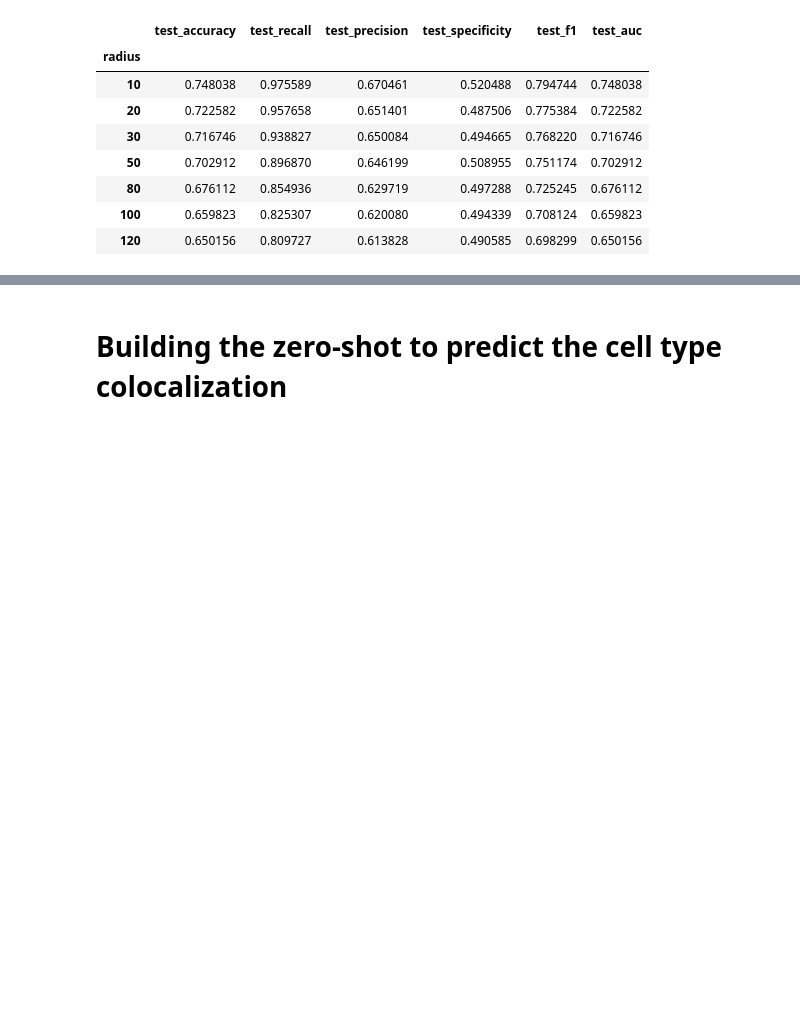
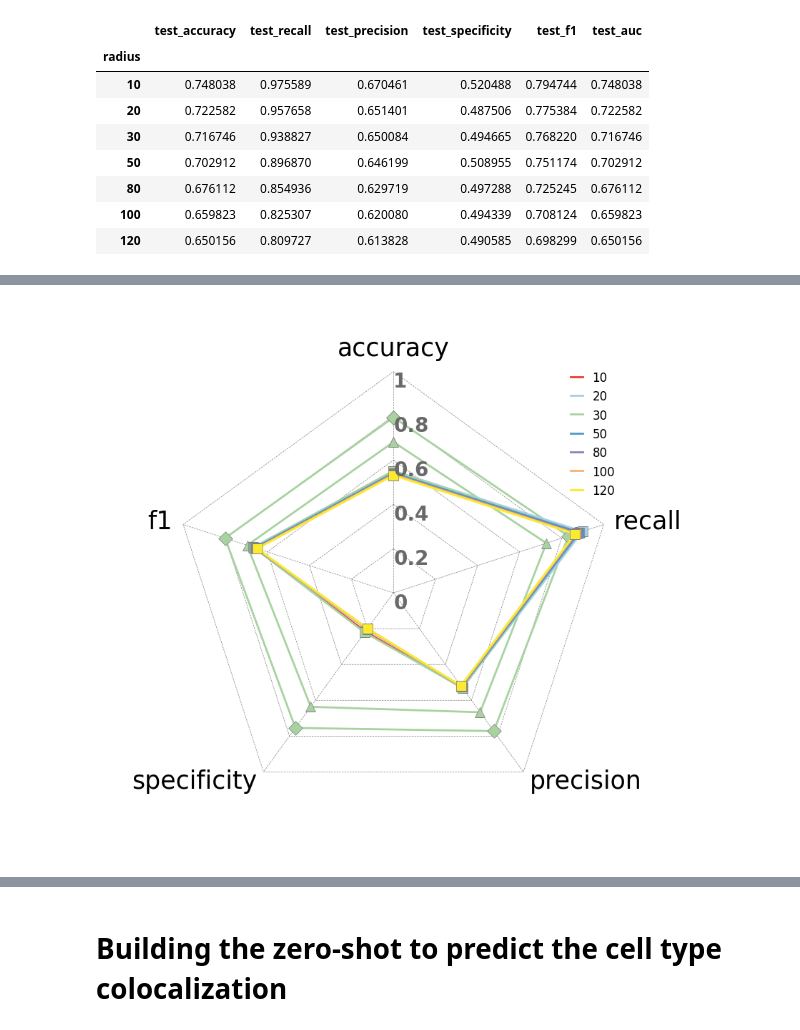
Before and after one commit to TerminatorJ/Spatialformer, a Jupyter notebook: downstream/cell_cell_communication/cell_cell_communication_zero_shot_cross_slide.ipynb, the cells around one changed output, grey strips where cells are left out. Saved outputs shown, nothing was run; the diff lists cells and outputs as text; code cells hidden in the pictures; blank space fills up the shorter version.

```diff
--- a/downstream/cell_cell_communication/cell_cell_communication_zero_shot_cross_slide.ipynb
+++ b/downstream/cell_cell_communication/cell_cell_communication_zero_shot_cross_slide.ipynb
@@ -288,0 +290,91 @@ radius
+# %%
+from pycirclize import Circos
+import pandas as pd
+import matplotlib.pyplot as plt
+import numpy as np
+
+
+# Rename the index of the few-shot data to make it unique
+Mf_Breast_few_10k_renamed = Mf_Breast_few_10k.copy()
+Mf_Breast_few_10k_renamed.index = ['30_few(10k)']
+
+Mf_Breast_few_100k_renamed = Mf_Breast_few_100k.copy()
+Mf_Breast_few_100k_renamed.index = ['30_few(100k)']
+
+# Concatenate both dataframes
+combined_data = pd.concat([Mf_Breast_few_10k_renamed, Mf_Breast_few_100k_renamed, Mf_Breast])
+
+# Create single radar chart with both datasets
+# Use fill=False to prevent automatic filling for everyone
+circos = Circos.radar_chart(
+    combined_data,
+    vmax=1,
+    vmin=0,
+    bg_color="white",
+    circular=False,
+    fill=False,  # We will manually add fill ONLY for 30_few
+    grid_interval_ratio=0.2,
+    cmap={
+        "10": "#EC3E31",
+        "20": "#A6D0E6",
+        "30": "#A8D3A0",
+        "30_few(10k)": "#A8D3A0",
+        "30_few(100k)": "#A8D3A0",
+        "50": "#4F99C9",
+        "80": "#8582BD",
+        "100": "#F8B072",
+        "120": "#FBEA2E",
+    },
+    marker_size=10,
+    label_kws_handler=lambda _: dict(size=25),
+    line_kws_handler=lambda label: dict(
+        lw=2,
+        ls="solid"
+    ),
+    marker_kws_handler=lambda label: dict(
+        marker={
+        "10": "s",
+        "20": "s",
+        "30": "s",
+        "30_few(10k)": "^",
+        "30_few(100k)": "D",
+        "50": "s",
+        "80": "s",
+        "100": "s",
+        "120": "s",
+        }.get(label, "o"),
+        ec="grey",
+        lw=0.5
+    ),
+    grid_label_kws=dict(size=20, weight="bold")
+)
+
+# Plot figure first
+fig = circos.plotfig()
+ax = circos.ax
+
+# Title
+circos.text("MERFISH Breast", r=125, size=15, weight="bold")
+
+# Custom legend
+from matplotlib.lines import Line2D
+from matplotlib.patches import Patch
+
+custom_lines = [
+    Line2D([0], [0], color="#EC3E31", lw=2, label="10"),
+    Line2D([0], [0], color="#A6D0E6", lw=2, label="20"),
+    Line2D([0], [0], color="#A8D3A0", lw=2, label="30"),
+    Line2D([0], [0], color="#4F99C9", lw=2, label="50"),
+    Line2D([0], [0], color="#8582BD", lw=2, label="80"),
+    Line2D([0], [0], color="#F8B072", lw=2, label="100"),
+    Line2D([0], [0], color="#FBEA2E", lw=2, label="120"),
+]
+_ = ax.legend(handles=custom_lines, loc="upper right", fontsize=12)
+
+fig.savefig(
+    "/scratch/project_465001820/Spatialformer/downstream/cell_cell_communication/figures/MERFISH_breast2.png",
+    dpi=300,
+    bbox_inches="tight"
+)
+# %% [output]
+[figure, added]
```
Also changed, not shown: parts of 14 cells of this notebook, 29 other files.
